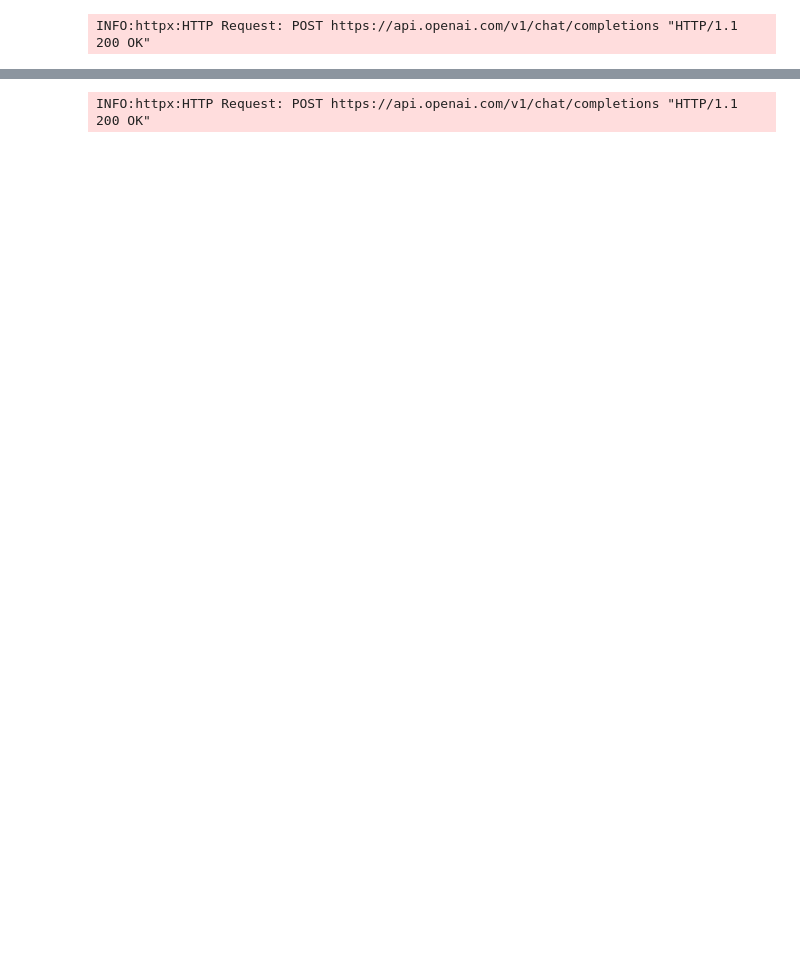
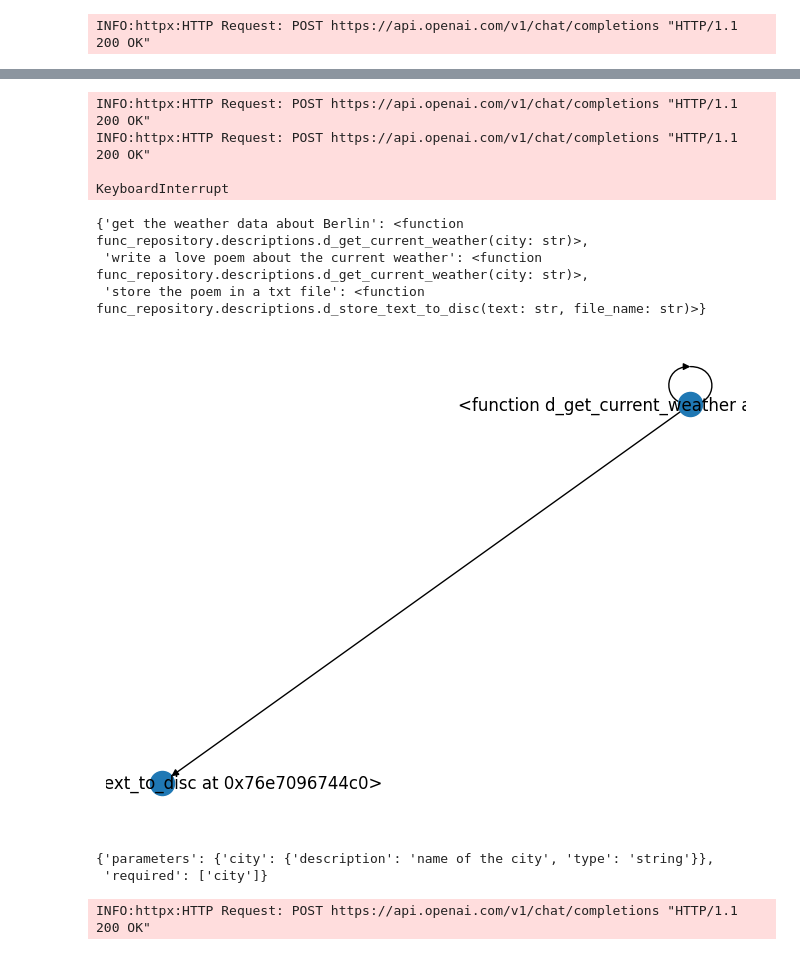
Before and after one commit to nickreiter98/agentic-process-automation, a Jupyter notebook: app.ipynb, the cells around one changed output, grey strips where cells are left out. Drawn from its saved outputs; the diff is of its cells as text; code cells hidden in the pictures; blank space fills up the shorter version.

```diff
--- a/app.ipynb
+++ b/app.ipynb
@@ -58,3 +70,25 @@ INFO:root:START: d_write_text
+# %%
+functions = wagent.map_functions_to_str_representation()
+# %% [output]
+INFO:httpx:HTTP Request: POST https://api.openai.com/v1/chat/completions "HTTP/1.1 200 OK"
+INFO:httpx:HTTP Request: POST https://api.openai.com/v1/chat/completions "HTTP/1.1 200 OK"
+
+KeyboardInterrupt
+# %%
+wagent.mapping
+# %% [output]
+{'get the weather data about Berlin': <function func_repository.descriptions.d_get_current_weather(city: str)>,
+ 'write a love poem about the current weather': <function func_repository.descriptions.d_get_current_weather(city: str)>,
+ 'store the poem in a txt file': <function func_repository.descriptions.d_store_text_to_disc(text: str, file_name: str)>}
+# %%
+wagent.show_directed_graph(mode='mapping')
+# %% [output]
+[figure, added]
+# %%
+decoder.func_to_json(functions[0], 'arguments')
+# %% [output]
+{'parameters': {'city': {'description': 'name of the city', 'type': 'string'}},
+ 'required': ['city']}
 # %%
 wagent = WorkflAgent(functions=repo.functions)
 wagent.ask('Suche mir das Wetter für Berlin aus und sende die Informationen an nick.reiter@hotmail.de')
```
Also changed, not shown: parts of 26 cells of this notebook, 11 other files.
